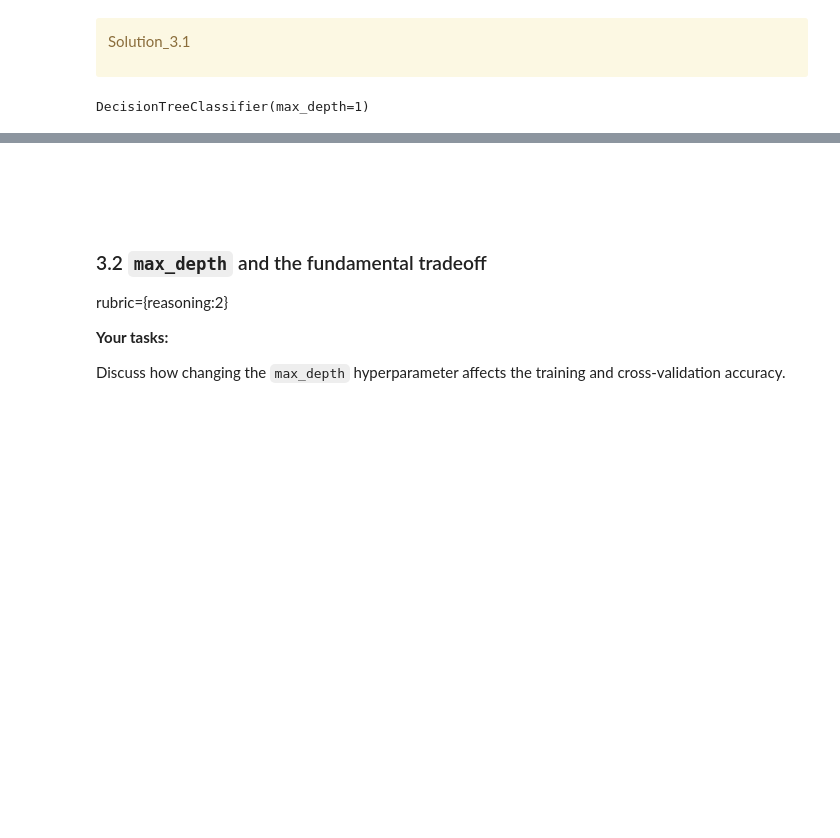
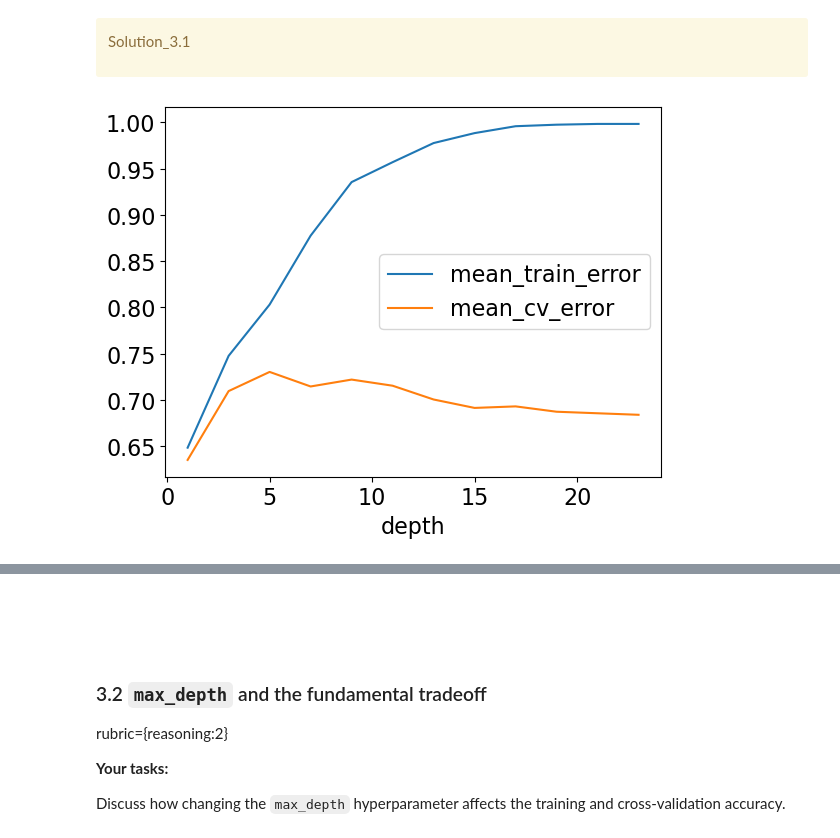
Before and after one commit to florencesitu/cpsc330, a Jupyter notebook: hw/hw2/hw2.ipynb, the cells around one changed output, grey strips where cells are left out. Drawn from its saved outputs; the diff is of its cells as text; code cells hidden in the pictures; blank space fills up the shorter version.

```diff
--- a/hw/hw2/hw2.ipynb
+++ b/hw/hw2/hw2.ipynb
@@ -448,16 +431,30 @@ depths
 Solution_3.1
 
 </div>
-# %%
-# max_depth_plot: the figure plotted for this exercise
-model1 = DecisionTreeClassifier(max_depth=1)  # Adapted from lecture 3
-model25 = DecisionTreeClassifier(max_depth=25)
-model2 = DecisionTreeClassifier(max_depth=2)
-max_depth_plot = None
-
-model1
-# %% [output]
-DecisionTreeClassifier(max_depth=1)
+# %%
+#Adapted from lecture 3
+results_dict = {
+    "depth": [],
+    "mean_train_error": [],
+    "mean_cv_error": [],
+}
+for depth in depths:
+    model = DecisionTreeClassifier(max_depth=depth)
+    train_accuracy = (
+        model.fit(X_train, y_train).score(X_train, y_train)
+    )
+    cv_accuracy = (
+        cross_val_score(model, X_train, y_train).mean()
+    )
+    results_dict["depth"].append(depth)
+    results_dict["mean_cv_error"].append(cv_accuracy)
+    results_dict["mean_train_error"].append(train_accuracy)
+
+results_df = pd.DataFrame(results_dict)
+results_df = results_df.set_index("depth")
+max_depth_plot = results_df[["mean_train_error", "mean_cv_error"]].plot();
+# %% [output]
+[figure, added]
 # %%
 grader.check("q3.1")
 # %% [output]
```
Also changed, not shown: parts of 10 cells of this notebook, 4 other files.
